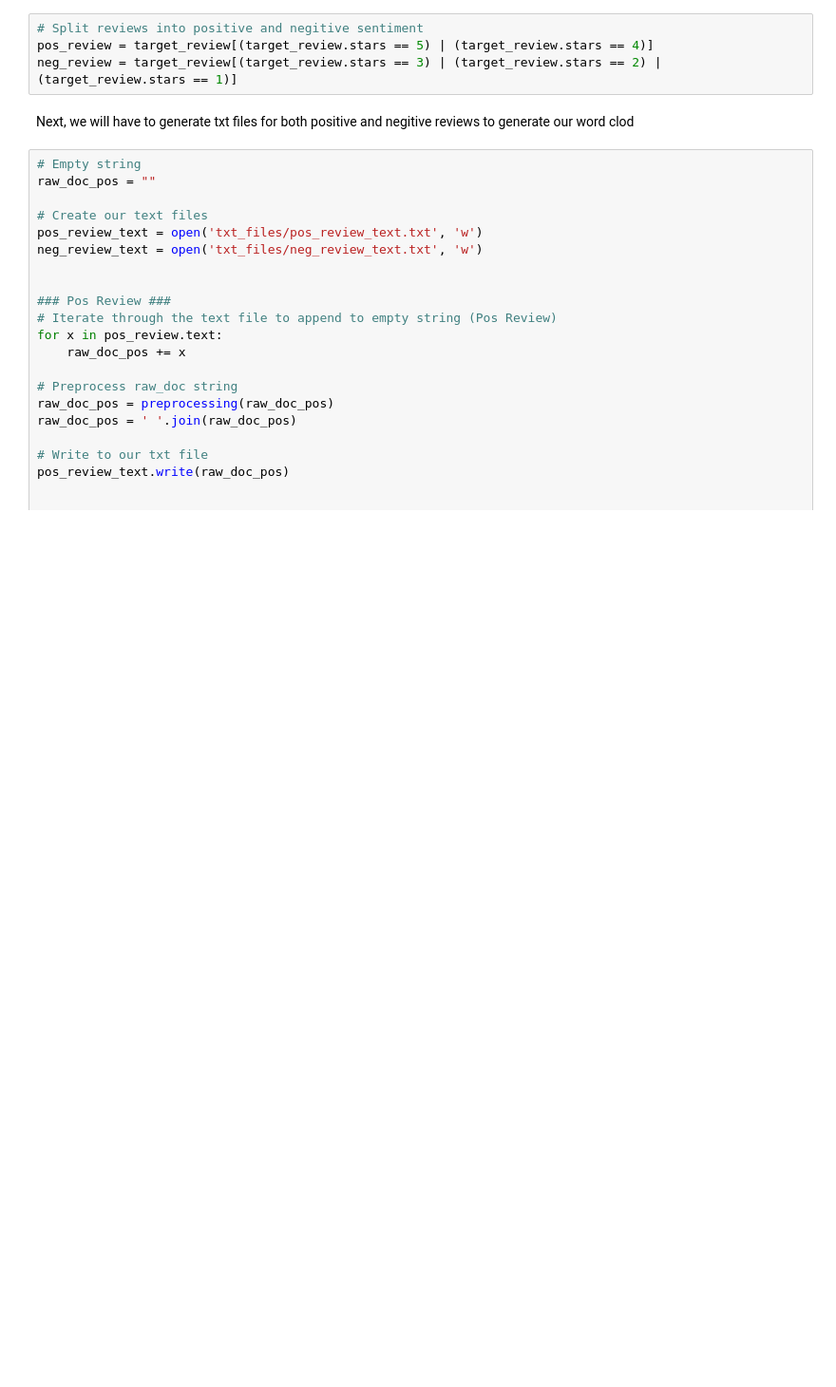
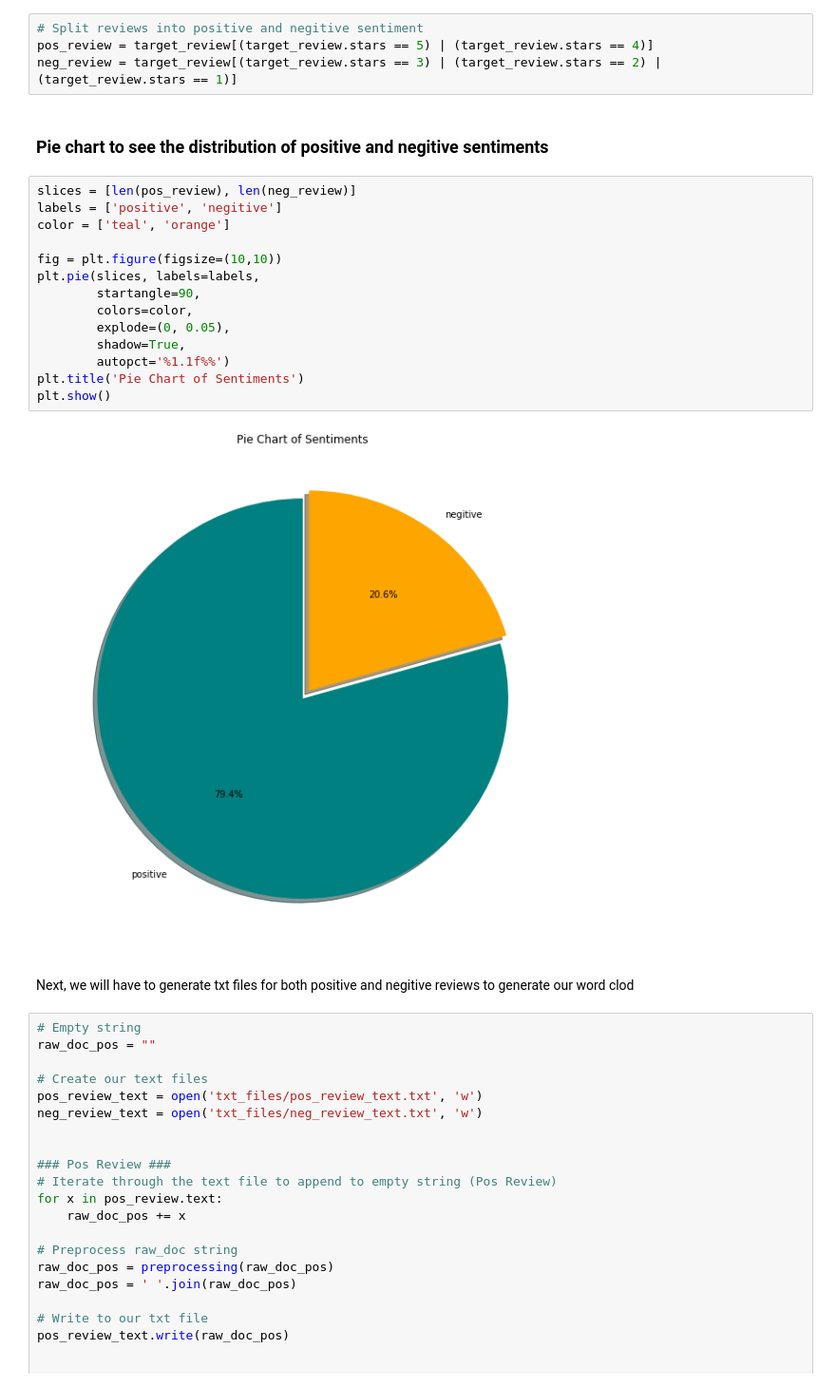
Before and after one commit to NathanNguyen345/Yelp-NLP, a Jupyter notebook: Yelp NLP.ipynb, the cells around one changed output. Shown at 95% size. Drawn from its saved outputs; the diff is of its cells as text; blank space fills up the shorter version.

```diff
--- a/Yelp NLP.ipynb
+++ b/Yelp NLP.ipynb
@@ -297,6 +297,24 @@ def preprocessing(review):
 # Split reviews into positive and negitive sentiment
 pos_review = target_review[(target_review.stars == 5) | (target_review.stars == 4)]
 neg_review = target_review[(target_review.stars == 3) | (target_review.stars == 2) | (target_review.stars == 1)]
+# %% [markdown]
+### Pie chart to see the distribution of positive and negitive sentiments
+# %%
+slices = [len(pos_review), len(neg_review)]
+labels = ['positive', 'negitive']
+color = ['teal', 'orange']
+
+fig = plt.figure(figsize=(10,10))
+plt.pie(slices, labels=labels,
+        startangle=90,
+        colors=color,
+        explode=(0, 0.05),
+        shadow=True,
+        autopct='%1.1f%%')
+plt.title('Pie Chart of Sentiments')
+plt.show()
+# %% [output]
+[figure, added]
 # %% [markdown]
 Next, we will have to generate txt files for both positive and negitive reviews to generate our word clod
 # %%
```
Also changed, not shown: parts of 11 cells of this notebook.
